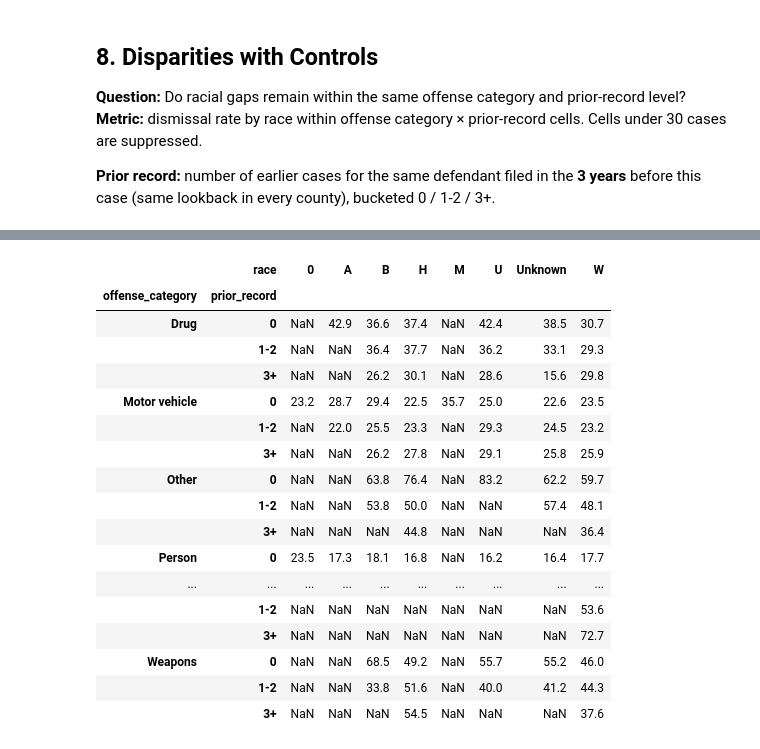
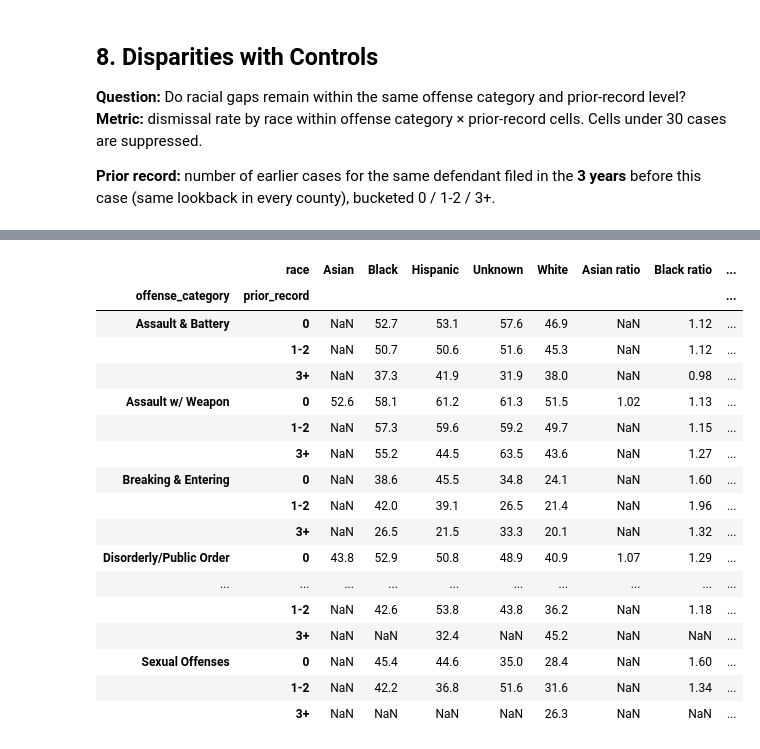
Before and after one commit to BU-Spark/ds-prosecutor-explorer, a Jupyter notebook: fa26/essex_hampden_eda/essex_analysis.ipynb, the cells around one changed output, grey strips where cells are left out. Drawn from its saved outputs; the diff is of its cells as text; code cells hidden in the pictures.

```diff
--- a/fa26/essex_hampden_eda/essex_analysis.ipynb
+++ b/fa26/essex_hampden_eda/essex_analysis.ipynb
@@ -288,6 +396,7 @@ Disposed cases 2017-2024: 116,501 (0 pending excluded)
 **Metric:** case count per year, % change year over year and vs. 2017.
 # %%
 vol = filed_cases.groupby("filing_year").size().rename("cases").to_frame()
+vol.index = vol.index.astype(int)
 vol["pct_change_yoy"] = (vol["cases"].pct_change() * 100).round(1)
 vol["pct_change_vs_2017"] = ((vol["cases"] / vol["cases"].iloc[0] - 1) * 100).round(1)
 
@@ -363,8 +474,9 @@ overall["pct"] = (overall["cases"] / overall["cases"].sum() * 100).round(1)
 display(overall)
 
 counts = cases.groupby("filing_year")["outcome"].value_counts().unstack(fill_value=0)
+counts.index = counts.index.astype(int)
 ax = stacked_pct_bar(counts, unit="cases",
-                     title=f"{COUNTY.title()}: case outcomes by filing year",
+                     title=f"{COUNTY.title()}: case outcomes by filing year (% of cases)",
                      xlabel="Filing year")
 save_fig(ax.figure, f"{FIG_DIR}/q3_outcomes_by_year.png")
 plt.show()
@@ -588,10 +663,3 @@ PR                    6.7
 ## 6. Time to Disposition
 **Question:** What is the median time from filing to disposition, and does it differ by case type?
 **Metric:** median and IQR of days, by offense category and court. Pending cases and negative intervals are excluded.
-# %%
-# Make sure offense categories exist and cases are rebuilt with them
-for df in (filed, disposed):
-    df["offense_category"] = df["Code Chrg"].map(offense_from_code)
-all_disposed_cases = build_cases(disposed, with_outcome=True)
-cases = all_disposed_cases[all_disposed_cases["outcome"] != "Pending"].copy()
-print(cases["offense_category"].value_counts())
@@ -722,15 +733,15 @@ Resolved on filing day: 26% of cases
 **Question:** Do dismissal and incarceration rates differ by race/ethnicity and sex?
 **Metric:** rate per group, plus rate ratios vs. White and vs. Male. Unknown race is kept as its own group. Groups under 30 cases are suppressed.
 # %%
-REF = {"race": "White", "sex": "Male"}  # adjust to your county's labels
+REF = {"race": "White", "sex": "Male"}
 
 def disparity(df, group, flag, label):
     g = df.groupby(group)[flag].agg(["size", "mean"]).rename(columns={"size": "cases", "mean": "rate"})
     g = g[g["cases"] >= MIN_CELL]
     ref = REF[group]
     g["rate_pct"] = (g["rate"] * 100).round(1)
-    g["ratio_vs_" + ref] = (g["rate"] / g.loc[ref, "rate"]).round(2) if ref in g.index else np.nan
-    return g.drop(columns="rate").assign(metric=label)
+    g["ratio_vs_ref"] = (g["rate"] / g.loc[ref, "rate"]).round(2) if ref in g.index else np.nan
+    return g.drop(columns="rate").assign(metric=label, group_var=group)
 
 cases["dismissed"] = cases["outcome"] == "Dismissal"
 results = []
@@ -740,6 +751,7 @@ for group in ["race", "sex"]:
     results.append(disparity(cases, group, "dismissed", "dismissal rate"))
     if "case_sent" in globals():
         inc = case_sent.join(cases.set_index("case_key")[[group]], how="inner")
+        inc = inc[inc["sentence"] != "Unknown"]          # rate among convictions with a known sentence
         inc["incarcerated"] = inc["sentence"] == "Incarceration"
         results.append(disparity(inc, group, "incarcerated", "incarceration rate (convicted cases)"))
 disp = pd.concat(results) if results else pd.DataFrame()
@@ -824,37 +809,31 @@ if "race" not in INSUFFICIENT:
 **Prior record:** number of earlier cases for the same defendant filed in the **3 years** before this case (same lookback in every county), bucketed 0 / 1-2 / 3+.
 # %%
 LOOKBACK_YEARS = 3
+PERSON_ID_LINKS_CASES = True   # Id Prsn Mstr is a person ID shared across cases
 
-if "defendant_id" in missing_cols:
-    print("No defendant ID: prior record not measurable, insufficient data")
+if not PERSON_ID_LINKS_CASES:
+    prior = pd.Series(dtype=str)
+    print("No person ID that links a defendant across cases: prior record not measurable, insufficient data")
 elif "race" in INSUFFICIENT:
+    prior = pd.Series(dtype=str)
     print("Race: insufficient data")
 else:
-    # Use all filed cases (any year) so cases early in the window still see prior history
-    hist = (filed.groupby("case_key").agg(defendant_id=("defendant_id", "first"),
-                                          filing_date=("filing_date", "min"))
-                 .dropna().sort_values("filing_date"))
+    # All filed cases (any year) so cases early in the window still see prior history.
+    # Same rule as the other counties (county_charts.prior_record_3yr): cases filed in the 3 years before.
+    hist = filed.groupby("case_key").agg(person=("defendant_id", "first"), filing_date=("filing_date", "min"))
+    prior = cc.prior_record_3yr(hist, LOOKBACK_YEARS)
 
-    def prior_count(g):
-        dates = g["filing_date"].values
-        start = dates - np.timedelta64(365 * LOOKBACK_YEARS, "D")
-        return pd.Series(np.searchsorted(dates, dates, side="left")
-                         - np.searchsorted(dates, start, side="left"), index=g.index)
-
-    hist["prior_cases"] = hist.groupby("defendant_id", group_keys=False).apply(prior_count)
-    hist["prior_record"] = pd.cut(hist["prior_cases"], [-1, 0, 2, np.inf], labels=["0", "1-2", "3+"])
-
-    c = cases.merge(hist[["prior_record"]], left_on="case_key", right_index=True, how="left")
-    cell = (c.groupby(["offense_category", "prior_record", "race"], observed=True)["dismissed"]
+    c = cases.assign(prior_record=cases["case_key"].map(prior))
+    c = c[c["prior_record"].isin(["0", "1-2", "3+"])]
+    cell = (c.groupby(["offense_category", "prior_record", "race"])["dismissed"]
               .agg(cases="size", rate="mean").reset_index())
     cell = cell[cell["cases"] >= MIN_CELL]
     cell["rate_pct"] = (cell["rate"] * 100).round(1)
 
-    wide = cell.pivot_table(index=["offense_category", "prior_record"], columns="race",
-                            values="rate_pct", observed=True)
+    wide = cell.pivot_table(index=["offense_category", "prior_record"], columns="race", values="rate_pct")
     if REF["race"] in wide.columns:
-        for col in wide.columns:
-            if col != REF["race"]:
-                wide[f"{col} ratio"] = (wide[col] / wide[REF["race"]]).round(2)
+        for col in [c_ for c_ in wide.columns if c_ != REF["race"]]:
+            wide[f"{col} ratio"] = (wide[col] / wide[REF["race"]]).round(2)
+    print(f"Cases with a known prior record: {len(c):,}")
     display(wide)
 # %% [output]
@@ -861,21 +841,21 @@ else:
-|  | race | 0 | A | B | H | M | U | Unknown | W |
-| offense_category | prior_record |  |  |  |  |  |  |  |  |
-| Drug | 0 | NaN | 42.9 | 36.6 | 37.4 | NaN | 42.4 | 38.5 | 30.7 |
-|  | 1-2 | NaN | NaN | 36.4 | 37.7 | NaN | 36.2 | 33.1 | 29.3 |
-|  | 3+ | NaN | NaN | 26.2 | 30.1 | NaN | 28.6 | 15.6 | 29.8 |
-| Motor vehicle | 0 | 23.2 | 28.7 | 29.4 | 22.5 | 35.7 | 25.0 | 22.6 | 23.5 |
-|  | 1-2 | NaN | 22.0 | 25.5 | 23.3 | NaN | 29.3 | 24.5 | 23.2 |
-|  | 3+ | NaN | NaN | 26.2 | 27.8 | NaN | 29.1 | 25.8 | 25.9 |
-| Other | 0 | NaN | NaN | 63.8 | 76.4 | NaN | 83.2 | 62.2 | 59.7 |
-|  | 1-2 | NaN | NaN | 53.8 | 50.0 | NaN | NaN | 57.4 | 48.1 |
-|  | 3+ | NaN | NaN | NaN | 44.8 | NaN | NaN | NaN | 36.4 |
-| Person | 0 | 23.5 | 17.3 | 18.1 | 16.8 | NaN | 16.2 | 16.4 | 17.7 |
+|  | race | Asian | Black | Hispanic | Unknown | White | Asian ratio | Black ratio | ... |
+| offense_category | prior_record |  |  |  |  |  |  |  | ... |
+| Assault & Battery | 0 | NaN | 52.7 | 53.1 | 57.6 | 46.9 | NaN | 1.12 | ... |
+|  | 1-2 | NaN | 50.7 | 50.6 | 51.6 | 45.3 | NaN | 1.12 | ... |
+|  | 3+ | NaN | 37.3 | 41.9 | 31.9 | 38.0 | NaN | 0.98 | ... |
+| Assault w/ Weapon | 0 | 52.6 | 58.1 | 61.2 | 61.3 | 51.5 | 1.02 | 1.13 | ... |
+|  | 1-2 | NaN | 57.3 | 59.6 | 59.2 | 49.7 | NaN | 1.15 | ... |
+|  | 3+ | NaN | 55.2 | 44.5 | 63.5 | 43.6 | NaN | 1.27 | ... |
+| Breaking & Entering | 0 | NaN | 38.6 | 45.5 | 34.8 | 24.1 | NaN | 1.60 | ... |
+|  | 1-2 | NaN | 42.0 | 39.1 | 26.5 | 21.4 | NaN | 1.96 | ... |
+|  | 3+ | NaN | 26.5 | 21.5 | 33.3 | 20.1 | NaN | 1.32 | ... |
+| Disorderly/Public Order | 0 | 43.8 | 52.9 | 50.8 | 48.9 | 40.9 | 1.07 | 1.29 | ... |
 | ... | ... | ... | ... | ... | ... | ... | ... | ... | ... |
-|  | 1-2 | NaN | NaN | NaN | NaN | NaN | NaN | NaN | 53.6 |
-|  | 3+ | NaN | NaN | NaN | NaN | NaN | NaN | NaN | 72.7 |
-| Weapons | 0 | NaN | NaN | 68.5 | 49.2 | NaN | 55.7 | 55.2 | 46.0 |
-|  | 1-2 | NaN | NaN | 33.8 | 51.6 | NaN | 40.0 | 41.2 | 44.3 |
-|  | 3+ | NaN | NaN | NaN | 54.5 | NaN | NaN | NaN | 37.6 |
+|  | 1-2 | NaN | 42.6 | 53.8 | 43.8 | 36.2 | NaN | 1.18 | ... |
+|  | 3+ | NaN | NaN | 32.4 | NaN | 45.2 | NaN | NaN | ... |
+| Sexual Offenses | 0 | NaN | 45.4 | 44.6 | 35.0 | 28.4 | NaN | 1.60 | ... |
+|  | 1-2 | NaN | 42.2 | 36.8 | 51.6 | 31.6 | NaN | 1.34 | ... |
+|  | 3+ | NaN | NaN | NaN | NaN | 26.3 | NaN | NaN | ... |
 # %% [markdown]
 **How this was calculated**
 - **Unit:** disposed cases
```
Also changed, not shown: parts of 45 cells of this notebook, 17 other files.
